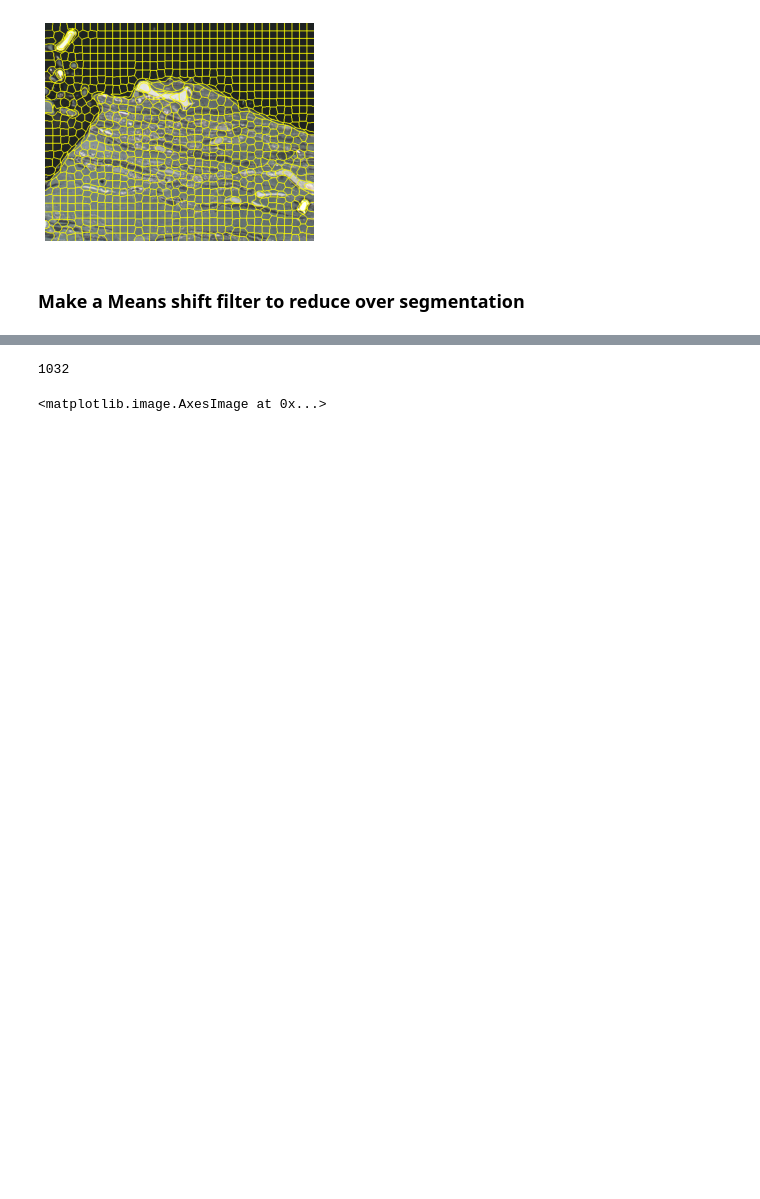
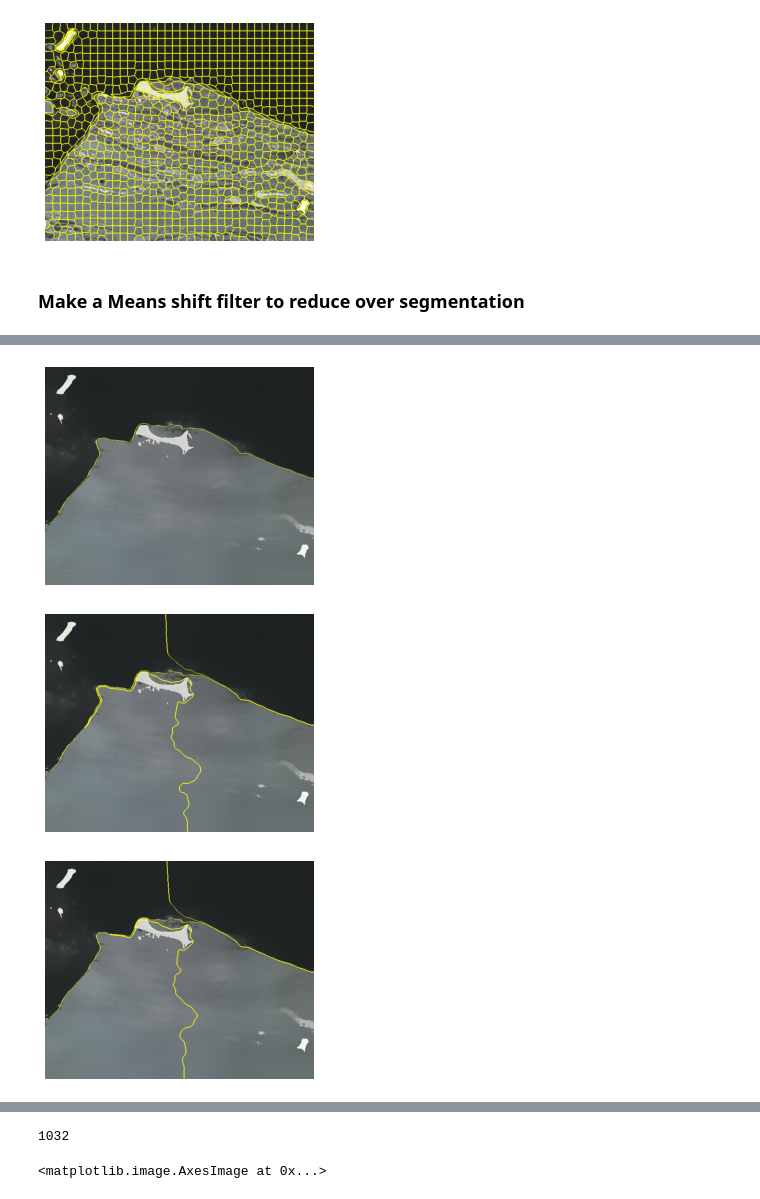
Before and after one commit to ieferreira/DigitalPetrography, a Jupyter notebook: CoalClassification/slic-carbon.ipynb, the cells around one changed output, grey strips where cells are left out. Drawn from its saved outputs; the diff is of its cells as text; code cells hidden in the pictures; blank space fills up the shorter version.

```diff
--- a/CoalClassification/slic-carbon.ipynb
+++ b/CoalClassification/slic-carbon.ipynb
@@ -59,0 +73,17 @@ plt.show()
+# %%
+# loop over the number of segments
+for numSegments in (2,3,4):
+    # apply SLIC and extract (approximately) the supplied number
+    # of segments
+    segments = slic(ms_img, n_segments = numSegments, sigma = 5)
+    # show the output of SLIC
+    fig = plt.figure("Superpixels -- %d segments" % (numSegments))
+    ax = fig.add_subplot(1, 1, 1)
+    ax.imshow(mark_boundaries(ms_img, segments))
+    plt.axis("off")
+# show the plots
+plt.show()
+# %% [output]
+[figure, added]
+[figure, added]
+[figure, added]
```
Also changed, not shown: parts of 6 cells of this notebook.
